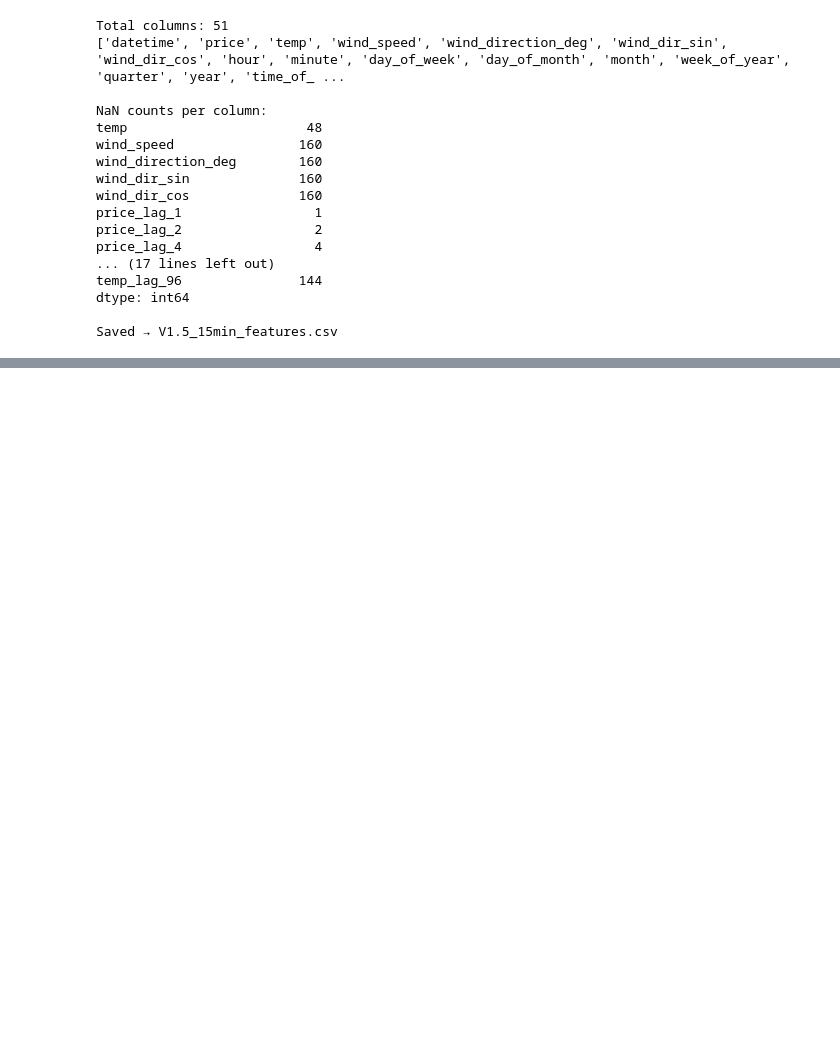
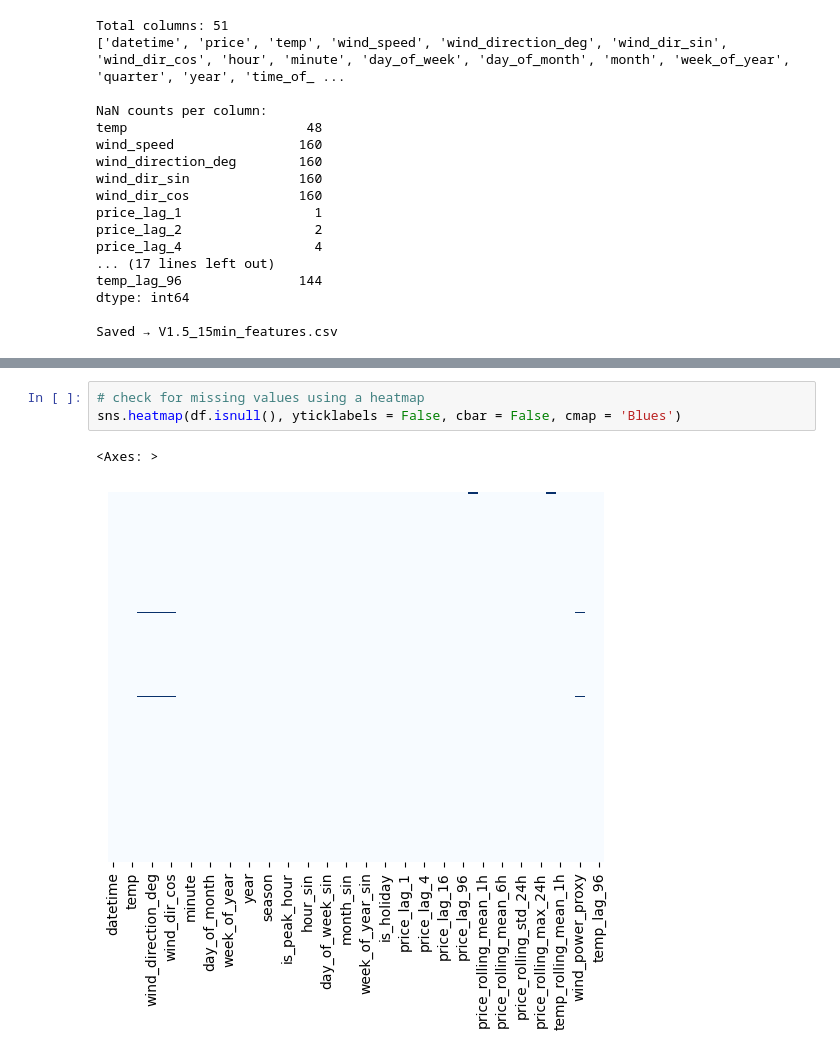
Before and after one commit to ThanSitt/nordpool_electricity_price_prediction, a Jupyter notebook: data/convertData/V1.5_feature_engineering.ipynb, the cells around one changed output, grey strips where cells are left out. Saved outputs shown, nothing was run; the diff lists cells and outputs as text; blank space fills up the shorter version.

Commit message:
Update v1.5 features dataset visualization

```diff
--- a/data/convertData/V1.5_feature_engineering.ipynb
+++ b/data/convertData/V1.5_feature_engineering.ipynb
@@ -240,0 +279,6 @@ Saved → V1.5_15min_features.csv
+# %%
+# check for missing values using a heatmap
+sns.heatmap(df.isnull(), yticklabels = False, cbar = False, cmap = 'Blues')
+# %% [output]
+<Axes: >
+[figure, added]
```
Also changed, not shown: parts of 6 cells of this notebook.
